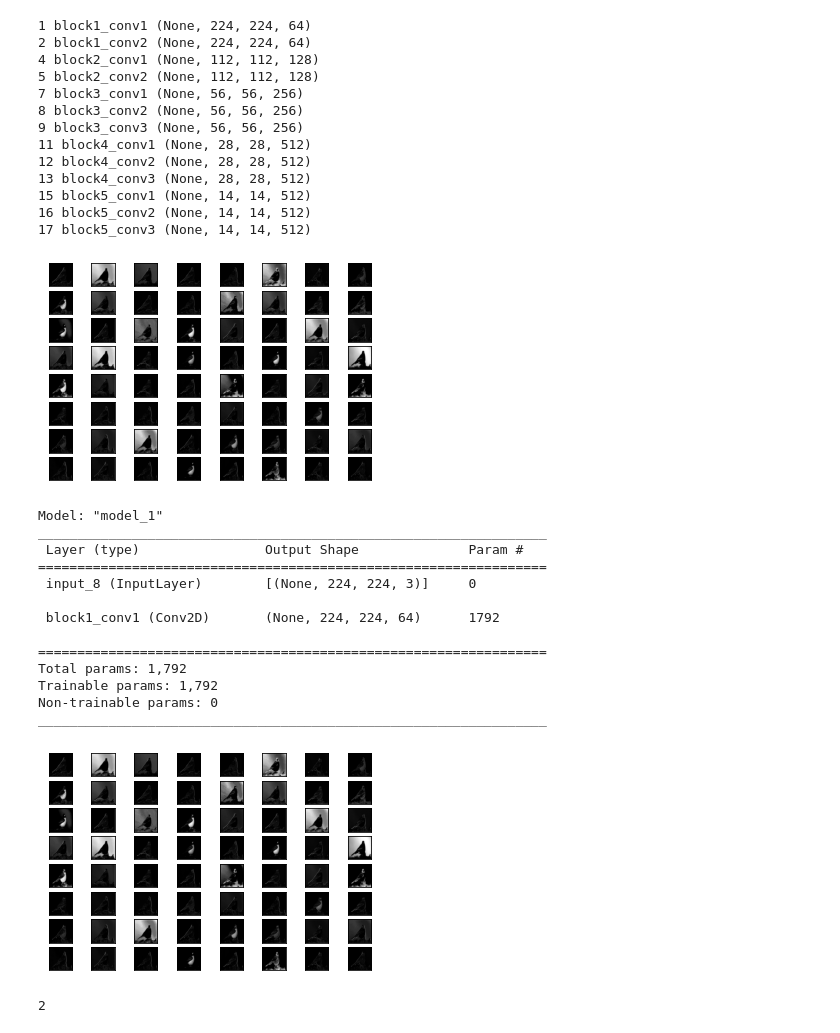
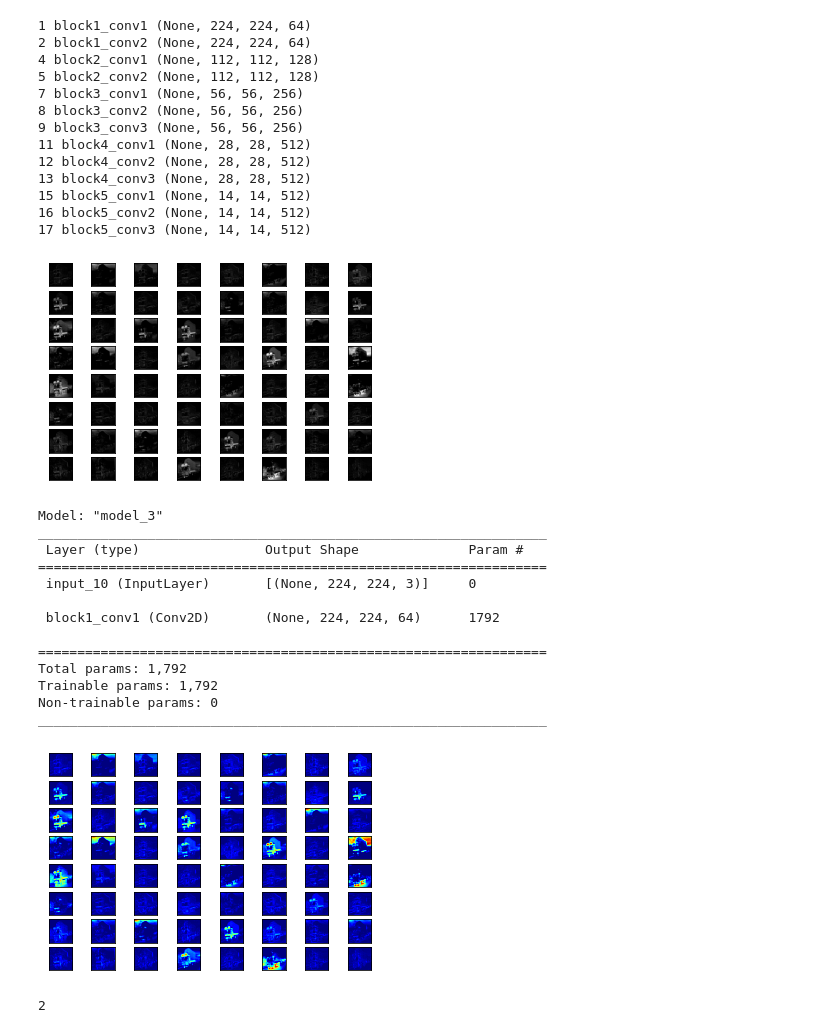
Before and after one commit to arnavd2001/iiitb_cnn, a Jupyter notebook: visualizing_every_layer_cnn.ipynb, the cells around one changed output. Saved outputs shown, nothing was run; the diff lists cells and outputs as text; code cells hidden in the pictures.

```diff
--- a/visualizing_every_layer_cnn.ipynb
+++ b/visualizing_every_layer_cnn.ipynb
@@ -286,7 +288,7 @@ model = Model(inputs=model.inputs, outputs=model.layers[1].output)
 from keras.preprocessing.image import load_img
 # %%
 # load the image with the required shape
-img = load_img('bird.jpg', target_size=(224, 224))
+img = load_img('image1.jpg', target_size=(224, 224))
 # %%
 from keras.applications.vgg16 import VGG16
 from keras.applications.vgg16 import preprocess_input
@@ -321,7 +323,7 @@ for _ in range(square):
 # show the figure
 pyplot.show()
 # %% [output]
-[figure, old version]
+[figure, new version]
 # %%
 # plot feature map of first conv layer for given image
 from keras.applications.vgg16 import VGG16
@@ -337,44 +339,44 @@ model = VGG16()
 model = Model(inputs=model.inputs, outputs=model.layers[1].output)
 model.summary()
 # load the image with the required shape
-img = load_img('bird.jpg', target_size=(224, 224))
+img = load_img('image1.jpg', target_size=(224, 224))
 # convert the image to an array
 img = img_to_array(img)
 # expand dimensions so that it represents a single 'sample'
 img = expand_dims(img, axis=0)
 # prepare the image (e.g. scale pixel values for the vgg)
 img = preprocess_input(img)
 # get feature map for first hidden layer
 feature_maps = model.predict(img)
 # plot all 64 maps in an 8x8 squares
 square = 8
 ix = 1
 for _ in range(square):
 	for _ in range(square):
 		# specify subplot and turn of axis
 		ax = pyplot.subplot(square, square, ix)
 		ax.set_xticks([])
 		ax.set_yticks([])
 		# plot filter channel in grayscale
-		pyplot.imshow(feature_maps[0, :, :, ix-1], cmap='gray')
+		pyplot.imshow(feature_maps[0, :, :, ix-1], cmap='jet')
 		ix += 1
 # show the figure
 pyplot.show()
 # %% [output]
-Model: "model_1"
+Model: "model_3"
 _________________________________________________________________
  Layer (type)                Output Shape              Param #
 =================================================================
- input_8 (InputLayer)        [(None, 224, 224, 3)]     0
+ input_10 (InputLayer)       [(None, 224, 224, 3)]     0
 
  block1_conv1 (Conv2D)       (None, 224, 224, 64)      1792
 
 =================================================================
 Total params: 1,792
 Trainable params: 1,792
 Non-trainable params: 0
 _________________________________________________________________
-[figure, old version]
+[figure, new version]
 # %%
 print(len(model.layers))
 # %% [output]
```
Also changed, not shown: parts of 5 cells of this notebook.
